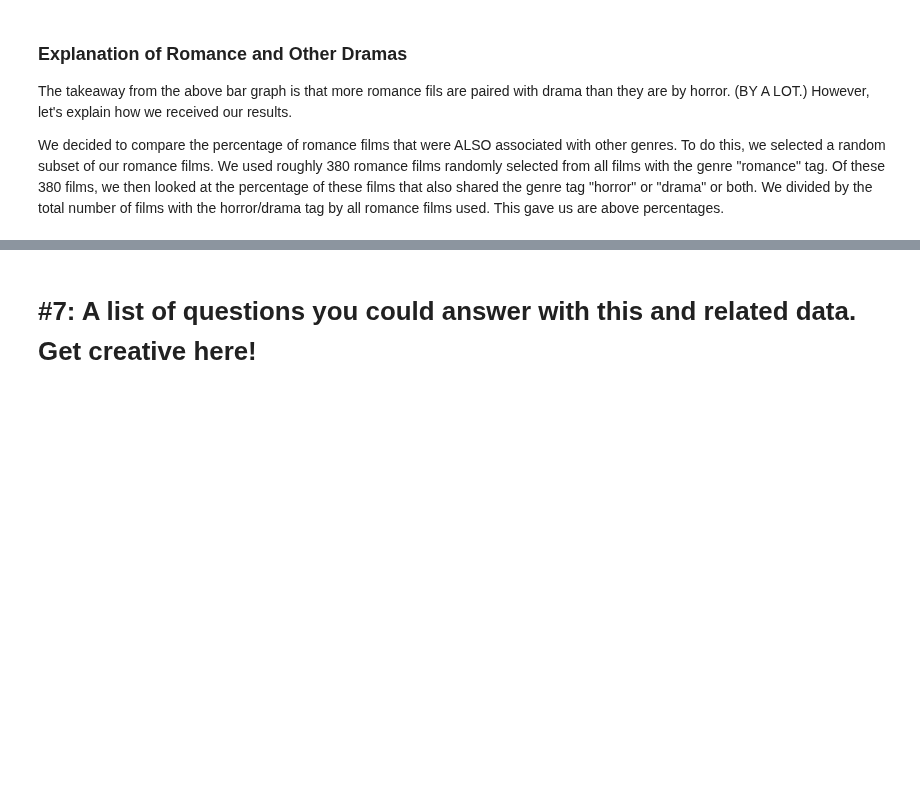
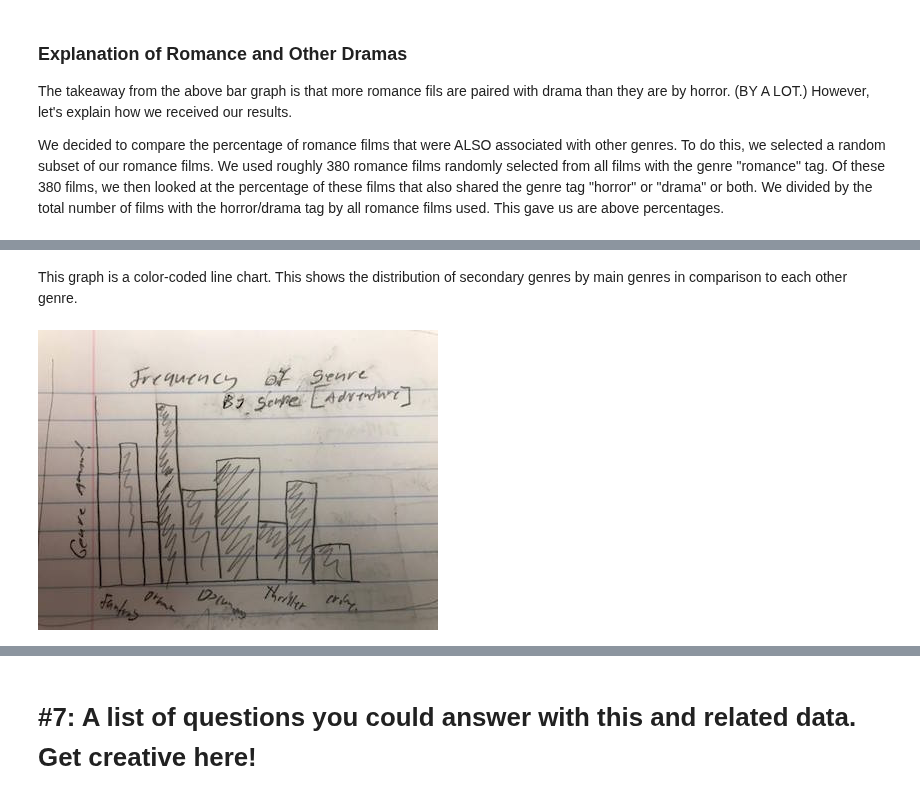
Before and after one commit to noahyonack/cs109b_final, a Jupyter notebook: FinalProject.ipynb, the cells around one changed output, grey strips where cells are left out. Saved outputs shown, nothing was run; the diff lists cells and outputs as text; code cells hidden in the pictures; blank space fills up the shorter version.

```diff
--- a/FinalProject.ipynb
+++ b/FinalProject.ipynb
@@ -472,0 +504,6 @@ We decided to compare the percentage of romance films that were ALSO associated
+# %% [markdown]
+This graph is a color-coded line chart. This shows the distribution of secondary genres by main genres in comparison to each other genre.
+# %%
+Image(filename='sketches/sketch3.jpg')
+# %% [output]
+[figure, added]
```
Also changed, not shown: parts of 14 cells of this notebook, 5 other files.
